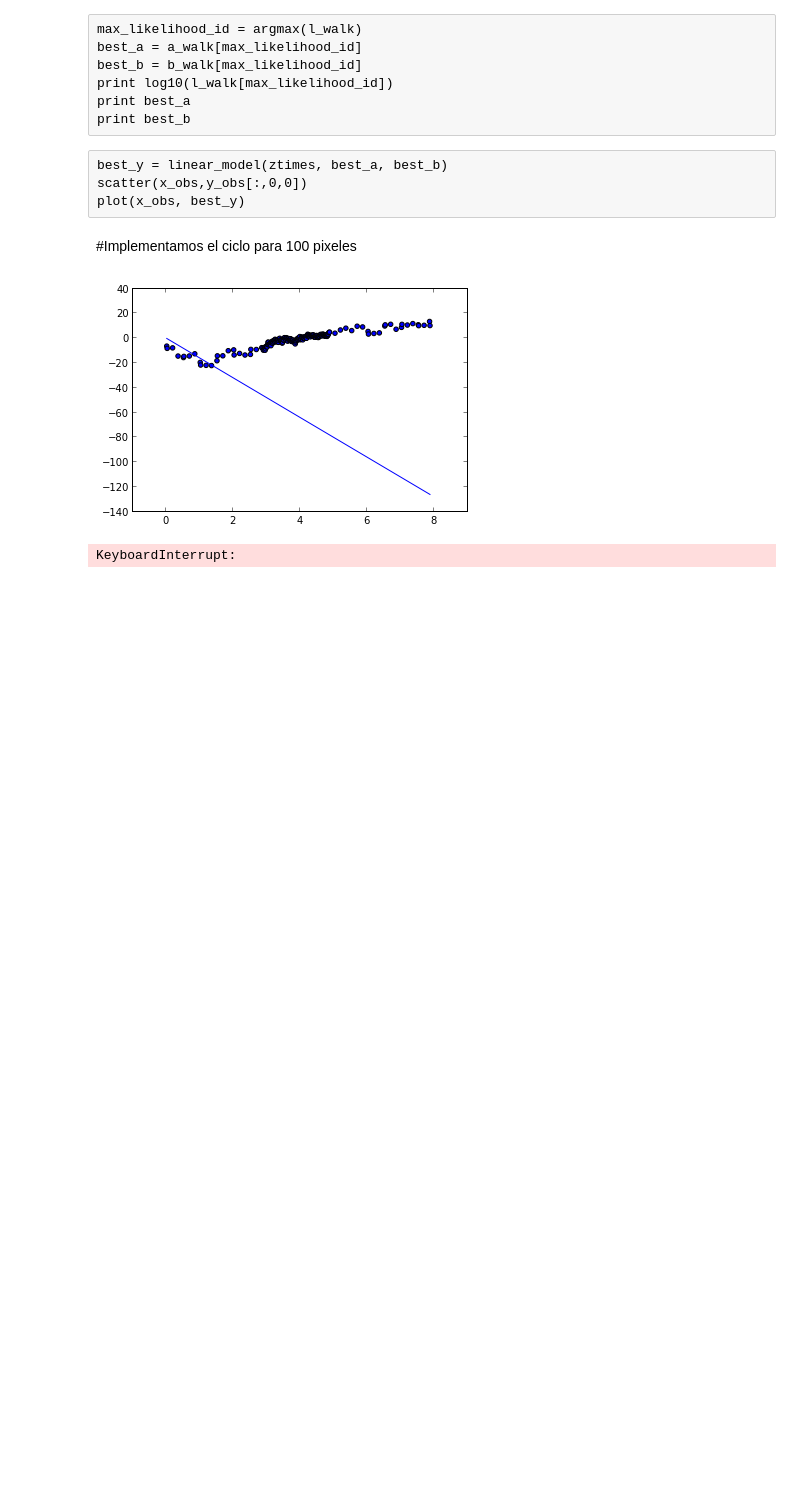
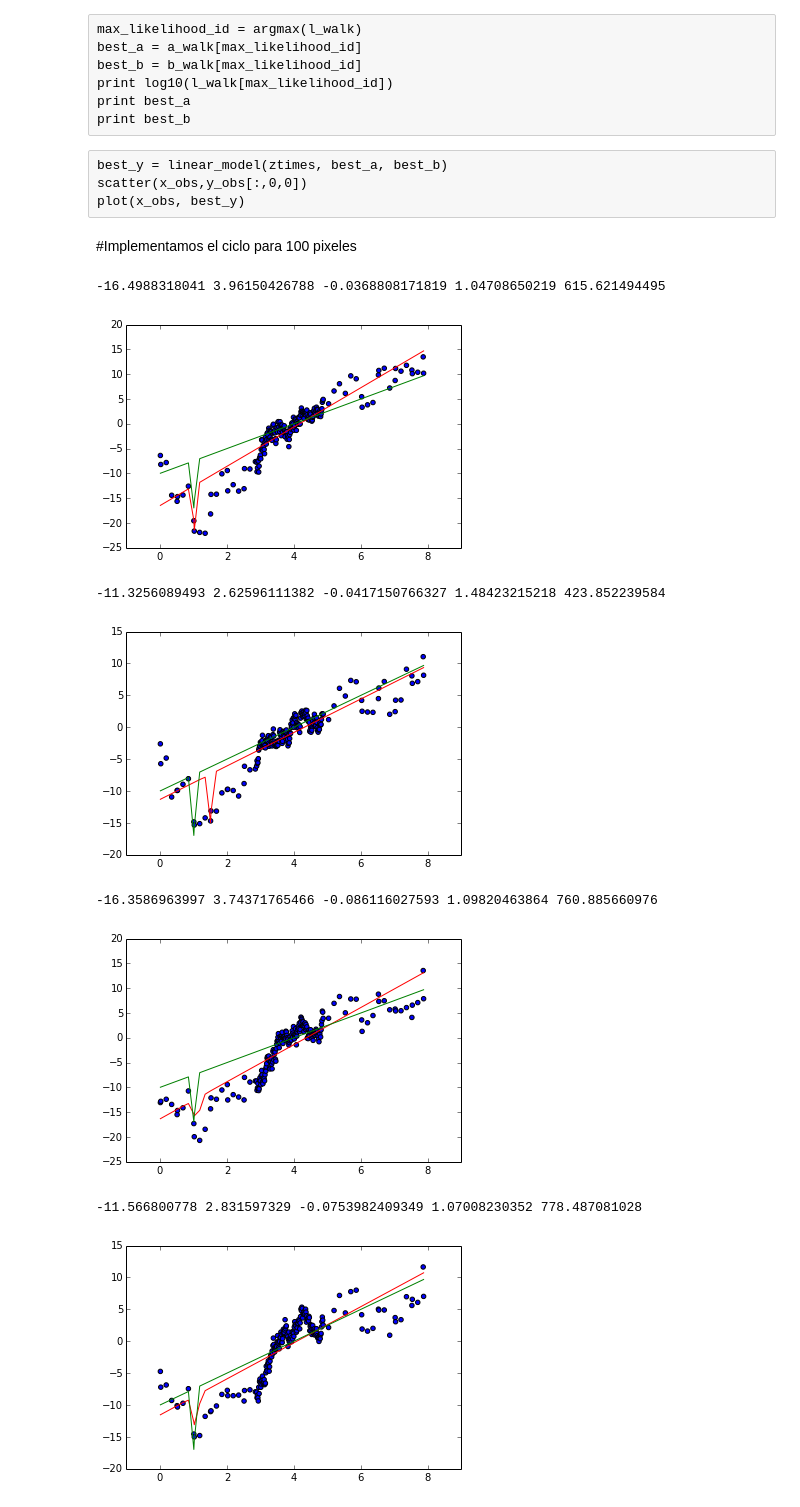
Before and after one commit to alvise30/CM20151_HW7_AlvisDuque, a Jupyter notebook: Punto2/Lineal_Gaussiano.ipynb, the cells around one changed output. Drawn from its saved outputs; the diff is of its cells as text; code cells hidden in the pictures; blank space fills up the shorter version.

```diff
--- a/Punto2/Lineal_Gaussiano.ipynb
+++ b/Punto2/Lineal_Gaussiano.ipynb
@@ -129,12 +131,13 @@ def inicializar(x_obs, y_obs,i,j):
     d_walk = empty((0))
     l_walk = empty((0))
 
-    #randrange(start, stop[, step])
+#best_y = linear_gauss_model(x_obs, -10, 2.5, -0.04, 1)
 
-    a_walk = append(a_walk, 100) #ATENCIÓN!! Mirar que tipo de generador de nuemeros aleatoreas debe usarse
-    b_walk = append(b_walk, 0.5)
-    c_walk = append(c_walk, 40)
-    d_walk = append(d_walk, 100)
+
+    a_walk = append(a_walk, -10) #ATENCIÓN!! Mirar que tipo de generador de nuemeros aleatoreas debe usarse
+    b_walk = append(b_walk, 2.5)
+    c_walk = append(c_walk, -0.04)
+    d_walk = append(d_walk, 1)
 
     y_init = linear_gauss_model(x_obs, a_walk[0], b_walk[0], c_walk[0], d_walk[0])
     l_walk = append(l_walk,likelihood(y_obs[:,i,j], y_init))
@@ -144,10 +147,11 @@ def iteraciones(a_walk, b_walk, c_walk, d_walk, l_walk,  i, j):
 
     n_iterations = 20000 #this is the number of iterations I want to make
     for k in range(n_iterations):
-        a_prime = np.random.normal(a_walk[k], 50)
+        #best_y = linear_gauss_model(x_obs, -10, 2.5, -0.04, 1)
+        a_prime = np.random.normal(a_walk[k], 1)
         b_prime = np.random.normal(b_walk[k], 0.1)
-        c_prime = np.random.normal(c_walk[k], 15)
-        d_prime = np.random.normal(d_walk[k], 50)
+        c_prime = np.random.normal(c_walk[k], 0.003)
+        d_prime = np.random.normal(d_walk[k], 0.3)
 
         y_init = linear_gauss_model(x_obs, a_walk[k], b_walk[k], c_walk[k], d_walk[k])
         y_prime = linear_gauss_model(x_obs, a_prime, b_prime, c_prime, d_prime)
@@ -164,7 +168,7 @@ def iteraciones(a_walk, b_walk, c_walk, d_walk, l_walk,  i, j):
             l_walk = append(l_walk, l_prime)
         else:
             beta = random.random()
-            if(beta<=exp(alpha)):
+            if(beta<=alpha):
                 a_walk = append(a_walk,a_prime)
                 b_walk = append(b_walk,b_prime)
                 c_walk = append(c_walk,c_prime)
@@ -200,34 +204,43 @@ l_walk = []
 
 fileout = open('lineal_gaussiano.txt', 'w')
 fileout.write('Observación\tMejor Ajuste\tParámetro\n')
 fileout.close()
 
 for i in range(len(y_obs[0,:,0])):
     for j in range(len(y_obs[0,0,:])):
         a_walk, b_walk, c_walk, d_walk, l_walk = inicializar(x_obs, y_obs, i, j)
         a_walk, b_walk, c_walk, d_walk, l_walk = iteraciones(a_walk, b_walk, c_walk, d_walk, l_walk, i, j)
 
         #Escoger el mejor
         max_likelihood_id = argmax(l_walk)
         best_a = a_walk[max_likelihood_id]
         best_b = b_walk[max_likelihood_id]
         best_c = c_walk[max_likelihood_id]
         best_d = d_walk[max_likelihood_id]
 
         #Graficar
-        best_y = linear_gauss_model(x_obs, 0, -16, 100, 50)
+        best_y = linear_gauss_model(x_obs, best_a, best_b, best_c, best_d)
+        otro_y = linear_gauss_model(x_obs, -10, 2.5, -0.04, 1)
+        print best_a, best_b, best_c, best_d, -l_walk[max_likelihood_id]
         scatter(x_obs,y_obs[:,i,j])
-        plot(x_obs, best_y)
+        plot(x_obs, best_y, 'r')
+        plot(x_obs, otro_y, 'g')
         show()
 
         #Escribir el archivo
         fileout = open('lineal_gaussiano.txt', 'a')
         fileout.write('Obser_'+str(i)+'_'+str(j)+'\t'+str(best_a)+'\ta\n' +
                       'Obser_'+str(i)+'_'+str(j)+'\t'+str(best_b)+'\tb\n' +
                       'Obser_'+str(i)+'_'+str(j)+'\t'+str(best_c)+'\tc\n' +
                       'Obser_'+str(i)+'_'+str(j)+'\t'+str(best_d)+'\td\n' +
                       'Obser_'+str(i)+'_'+str(j)+'\t'+str(-l_walk[max_likelihood_id]) +'\tLikelihood\n')
         fileout.close()
 # %% [output]
+-16.4988318041 3.96150426788 -0.0368808171819 1.04708650219 615.621494495
-[figure, old version]
+[figure, new version]
-KeyboardInterrupt:
+-11.3256089493 2.62596111382 -0.0417150766327 1.48423215218 423.852239584
+[figure, added]
+-16.3586963997 3.74371765466 -0.086116027593 1.09820463864 760.885660976
+[figure, added]
+-11.566800778 2.831597329 -0.0753982409349 1.07008230352 778.487081028
+[figure, added]
```
Also changed, not shown: parts of 5 cells of this notebook, 12 other files.
